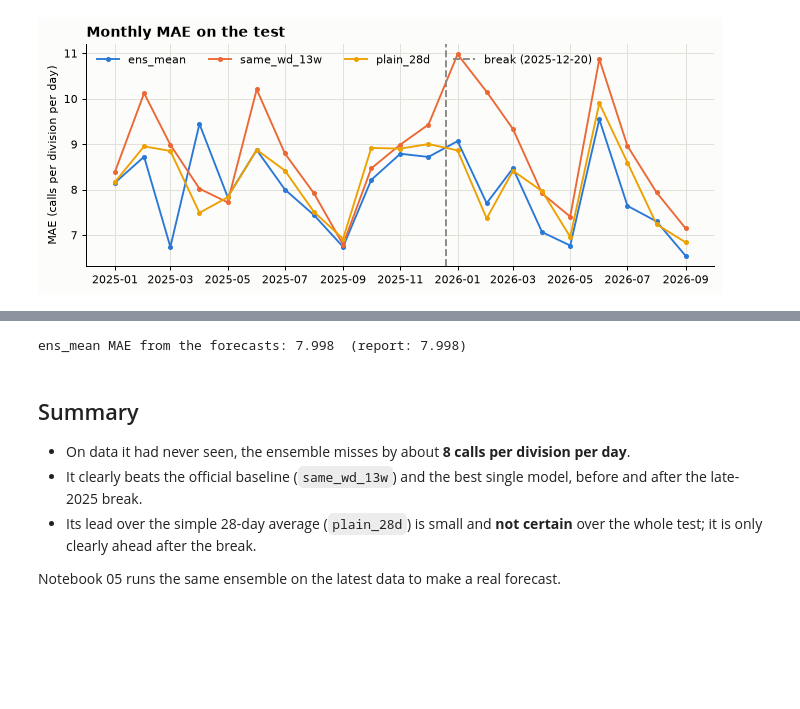
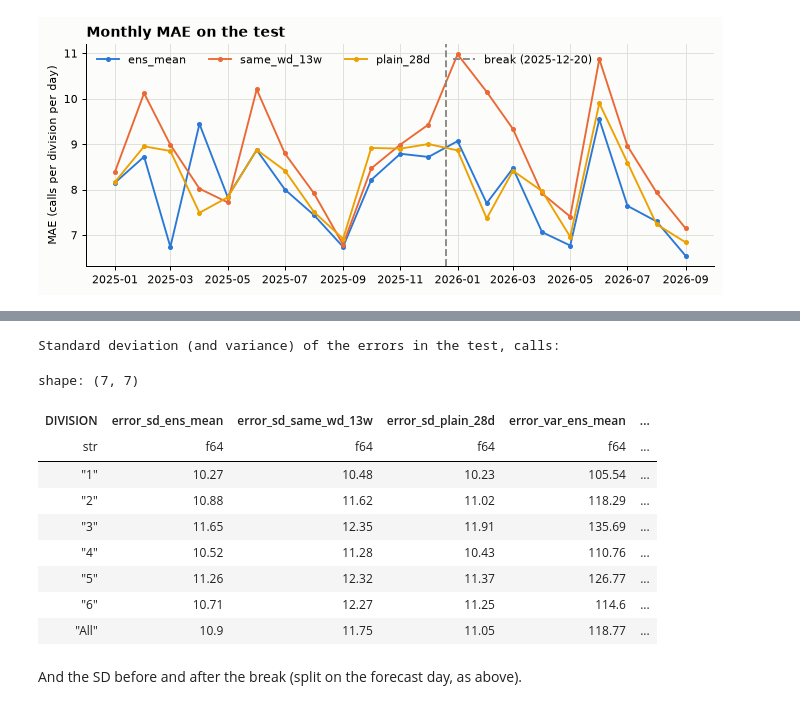
Before and after one commit to abouganemi/ycit440-sim-forecast, a Jupyter notebook: notebooks/04_test_results.ipynb, the cells around one changed output, grey strips where cells are left out. Drawn from its saved outputs; the diff is of its cells as text; code cells hidden in the pictures; blank space fills up the shorter version.

```diff
--- a/notebooks/04_test_results.ipynb
+++ b/notebooks/04_test_results.ipynb
@@ -345,17 +356,42 @@ would stop the notebook with an error.
 # %%
-mae = (scored["y_true"] - scored["y_pred"]).abs().mean()
-reported = next(r["mae"] for r in report["overall"] if r["model"] == "ens_mean")
-check(round(mae, 3) == reported == 7.998, f"MAE {mae} != report {reported}")
-print(f"ens_mean MAE from the forecasts: {mae:.3f}  (report: {reported})")
+SPREAD_MODELS = ["ens_mean", *BASELINES]
+test_rows = preds.filter(pl.col("model").is_in(SPREAD_MODELS))
+spread = pl.concat(
+    [
+        evaluate.error_spread(test_rows, ["DIVISION"]).with_columns(
+            pl.col("DIVISION").cast(pl.String)
+        ),
+        evaluate.error_spread(test_rows).with_columns(DIVISION=pl.lit("All")),
+    ],
+    how="diagonal",
+)
+saved = json.loads(Path("reports/error_spread.json").read_text())
+saved_sd = next(
+    r["error_sd"] for r in saved["test"]["overall"] if r["model"] == "ens_mean"
+)
+ens_sd = spread.filter(pl.col("DIVISION") == "All", pl.col("model") == "ens_mean")
+check(round(ens_sd["error_sd"].item(), 3) == saved_sd, f"SD != report {saved_sd}")
+print("Standard deviation (and variance) of the errors in the test, calls:")
+(
+    spread.with_columns(pl.col("error_sd", "error_var").round(2))
+    .pivot("model", index="DIVISION", values=["error_sd", "error_var"])
+    .select(
+        "DIVISION",
+        *(f"error_sd_{m}" for m in SPREAD_MODELS),
+        *(f"error_var_{m}" for m in SPREAD_MODELS),
+    )
+)
 # %% [output]
-ens_mean MAE from the forecasts: 7.998  (report: 7.998)
+Standard deviation (and variance) of the errors in the test, calls:
+shape: (7, 7)
+| DIVISION | error_sd_ens_mean | error_sd_same_wd_13w | error_sd_plain_28d | error_var_ens_mean | ... |
+| str | f64 | f64 | f64 | f64 | ... |
+| "1" | 10.27 | 10.48 | 10.23 | 105.54 | ... |
+| "2" | 10.88 | 11.62 | 11.02 | 118.29 | ... |
+| "3" | 11.65 | 12.35 | 11.91 | 135.69 | ... |
+| "4" | 10.52 | 11.28 | 10.43 | 110.76 | ... |
+| "5" | 11.26 | 12.32 | 11.37 | 126.77 | ... |
+| "6" | 10.71 | 12.27 | 11.25 | 114.6 | ... |
+| "All" | 10.9 | 11.75 | 11.05 | 118.77 | ... |
 # %% [markdown]
-## Summary
-
-- On data it had never seen, the ensemble misses by about **8 calls per division per day**.
-- It clearly beats the official baseline (`same_wd_13w`) and the best single model, before and
-  after the late-2025 break.
-- Its lead over the simple 28-day average (`plain_28d`) is small and **not certain** over the
-  whole test; it is only clearly ahead after the break.
-
-Notebook 05 runs the same ensemble on the latest data to make a real forecast.
+And the SD before and after the break (split on the forecast day, as above).
```
Also changed, not shown: parts of 7 cells of this notebook, 1 other file.
